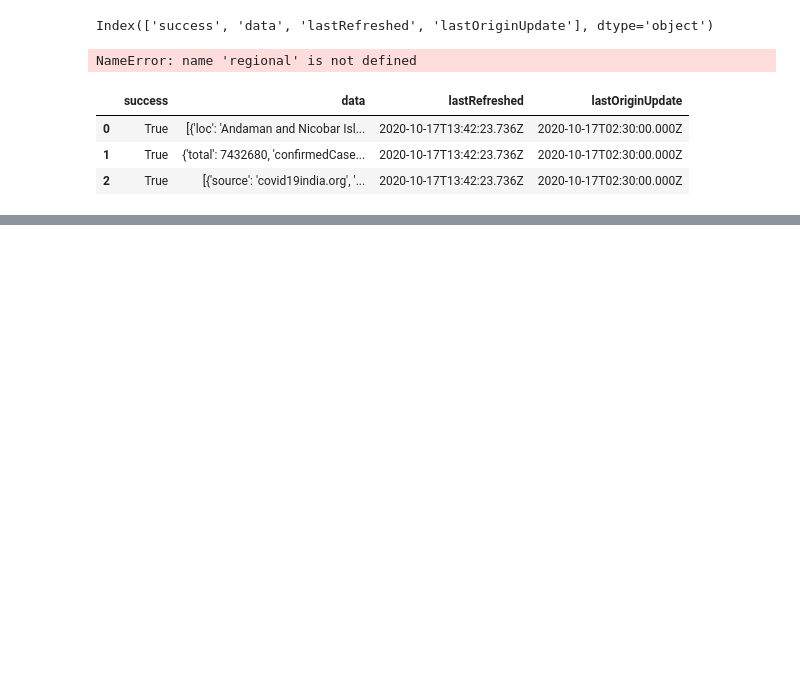
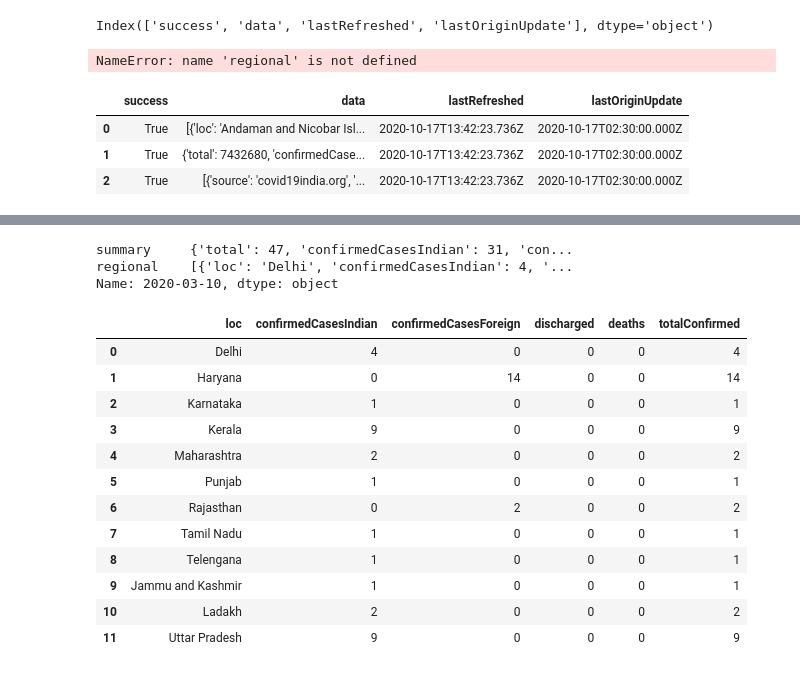
Before and after one commit to kusumakarshukla/COVID19, a Jupyter notebook: src/Untitled.ipynb, the cells around one changed output, grey strips where cells are left out. Saved outputs shown, nothing was run; the diff lists cells and outputs as text; code cells hidden in the pictures; blank space fills up the shorter version.

```diff
--- a/src/Untitled.ipynb
+++ b/src/Untitled.ipynb
@@ -95,0 +100,5 @@ df=pd.read_json(response)
+# %%
+import pandas as pd
+pd.set_option('display.max_rows', 500)
+pd.set_option('display.max_columns', 500)
+pd.set_option('display.width', -1)
@@ -118,0 +140,22 @@ df
+# %%
+df4
+# %% [output]
+summary     {'total': 47, 'confirmedCasesIndian': 31, 'con...
+regional    [{'loc': 'Delhi', 'confirmedCasesIndian': 4, '...
+Name: 2020-03-10, dtype: object
+# %%
+pd.DataFrame(df4.regional)
+# %% [output]
+|  | loc | confirmedCasesIndian | confirmedCasesForeign | discharged | deaths | totalConfirmed |
+| 0 | Delhi | 4 | 0 | 0 | 0 | 4 |
+| 1 | Haryana | 0 | 14 | 0 | 0 | 14 |
+| 2 | Karnataka | 1 | 0 | 0 | 0 | 1 |
+| 3 | Kerala | 9 | 0 | 0 | 0 | 9 |
+| 4 | Maharashtra | 2 | 0 | 0 | 0 | 2 |
+| 5 | Punjab | 1 | 0 | 0 | 0 | 1 |
+| 6 | Rajasthan | 0 | 2 | 0 | 0 | 2 |
+| 7 | Tamil Nadu | 1 | 0 | 0 | 0 | 1 |
+| 8 | Telengana | 1 | 0 | 0 | 0 | 1 |
+| 9 | Jammu and Kashmir | 1 | 0 | 0 | 0 | 1 |
+| 10 | Ladakh | 2 | 0 | 0 | 0 | 2 |
+| 11 | Uttar Pradesh | 9 | 0 | 0 | 0 | 9 |
```
Also changed, not shown: parts of 22 cells of this notebook, 13 other files.
